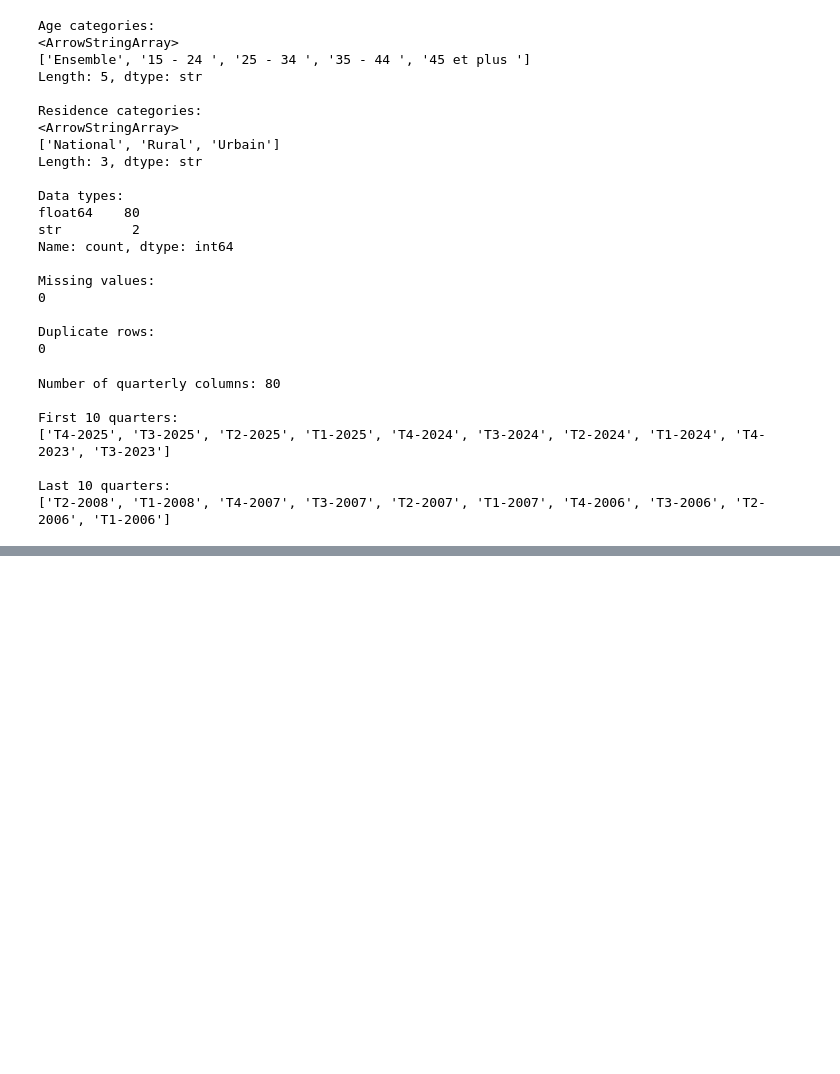
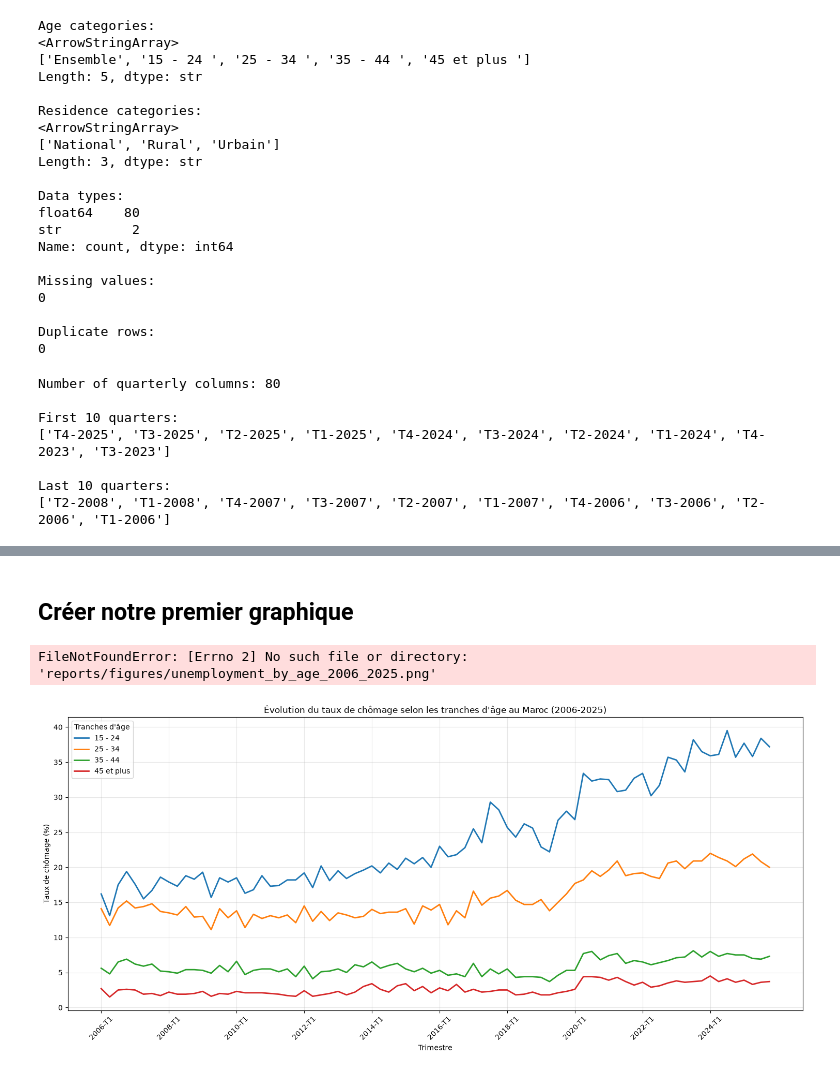
Before and after one commit to Oussamak05/morocco-labour-market-intelligence, a Jupyter notebook: notebooks/02_unemployment_age_residence.ipynb, the cells around one changed output, grey strips where cells are left out. Drawn from its saved outputs; the diff is of its cells as text; code cells hidden in the pictures; blank space fills up the shorter version.

```diff
--- a/notebooks/02_unemployment_age_residence.ipynb
+++ b/notebooks/02_unemployment_age_residence.ipynb
@@ -162,0 +369,17 @@ Last 10 quarters:
+# %%
+# Filtrer les données nationales
+df_age_national = df_age_long[
+    (df_age_long["Milieu"] == "National") &
+    (df_age_long["Tranches d'âge"] != "Ensemble")
+].copy()
+
+# Vérifier les catégories et le nombre d'observations
+print("Dimensions :", df_age_national.shape)
+
+print("\nTranches d'âge :")
+print(df_age_national["Tranches d'âge"].unique())
+
+print("\nNombre d'observations par tranche d'âge :")
+print(df_age_national.groupby("Tranches d'âge").size())
+
+display(df_age_national.head())
@@ -162,0 +407,52 @@ Last 10 quarters:
+# %% [markdown]
+## Créer notre premier graphique
+# %%
+import matplotlib.pyplot as plt
+
+plt.figure(figsize=(15, 7))
+
+for age in df_age_national["Tranches d'âge"].unique():
+
+    data = df_age_national[
+        df_age_national["Tranches d'âge"] == age
+    ].sort_values(["Année", "Numero_trimestre"])
+
+    plt.plot(
+        range(len(data)),
+        data["Taux_chomage"],
+        label=age,
+        linewidth=2
+    )
+
+# Afficher une étiquette tous les 2 ans environ
+tick_positions = list(range(0, 80, 8))
+tick_labels = (
+    df_age_national[
+        df_age_national["Tranches d'âge"] == "15 - 24"
+    ]
+    .sort_values(["Année", "Numero_trimestre"])["Periode"]
+    .iloc[::8]
+)
+
+plt.xticks(tick_positions, tick_labels, rotation=45)
+
+plt.title(
+    "Évolution du taux de chômage selon les tranches d'âge au Maroc (2006-2025)"
+)
+plt.xlabel("Trimestre")
+plt.ylabel("Taux de chômage (%)")
+
+plt.legend(title="Tranches d'âge")
+plt.grid(True, alpha=0.3)
+plt.tight_layout()
+
+plt.savefig(
+    "reports/figures/unemployment_by_age_2006_2025.png",
+    dpi=300,
+    bbox_inches="tight"
+)
+
+plt.show()
+# %% [output]
+FileNotFoundError: [Errno 2] No such file or directory: 'reports/figures/unemployment_by_age_2006_2025.png'
+[figure, added]
```
Also changed, not shown: parts of 17 cells of this notebook, 8 other files.
